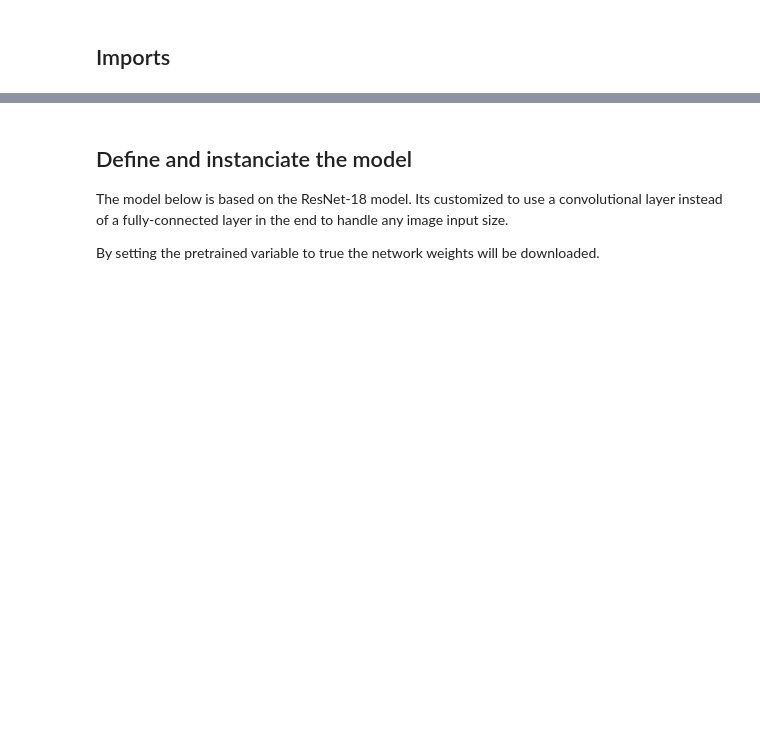
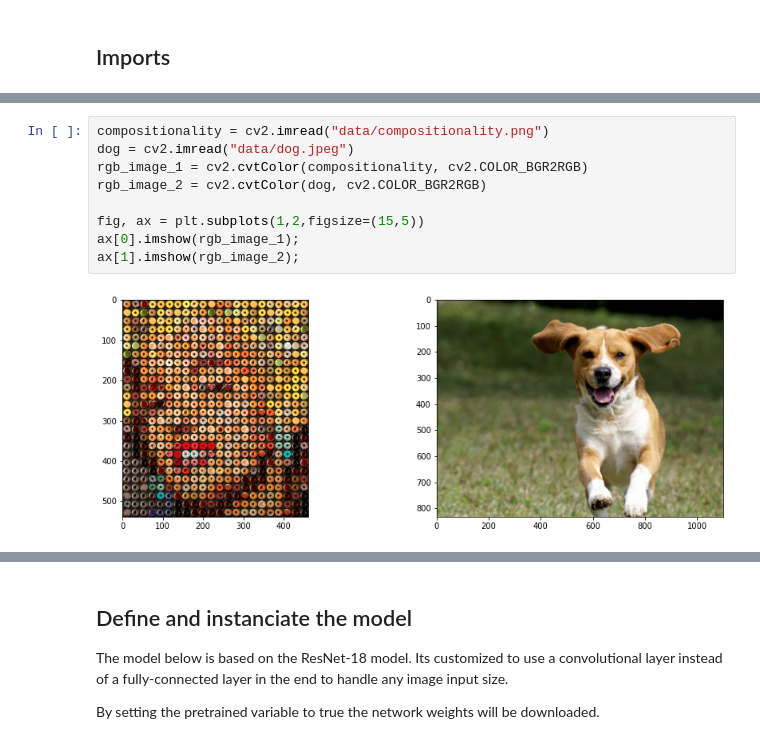
Before and after one commit to BRAIN-NTNU/computer-vision-course, a Jupyter notebook: image_classifier.ipynb, the cells around one changed output, grey strips where cells are left out. Drawn from its saved outputs; the diff is of its cells as text; blank space fills up the shorter version.

```diff
--- a/image_classifier.ipynb
+++ b/image_classifier.ipynb
@@ -15,0 +27,11 @@ from torchvision import models, transforms
+# %%
+compositionality = cv2.imread("data/compositionality.png")
+dog = cv2.imread("data/dog.jpeg")
+rgb_image_1 = cv2.cvtColor(compositionality, cv2.COLOR_BGR2RGB)
+rgb_image_2 = cv2.cvtColor(dog, cv2.COLOR_BGR2RGB)
+
+fig, ax = plt.subplots(1,2,figsize=(15,5))
+ax[0].imshow(rgb_image_1);
+ax[1].imshow(rgb_image_2);
+# %% [output]
+[figure, added]
```
Also changed, not shown: parts of 17 cells of this notebook, 3 other files.
